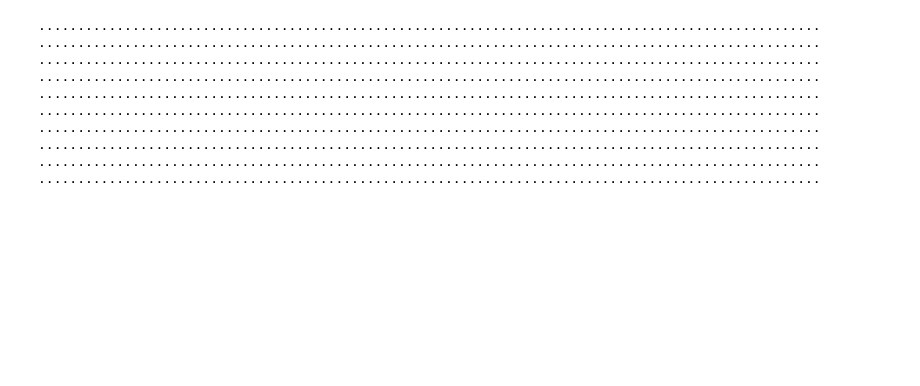
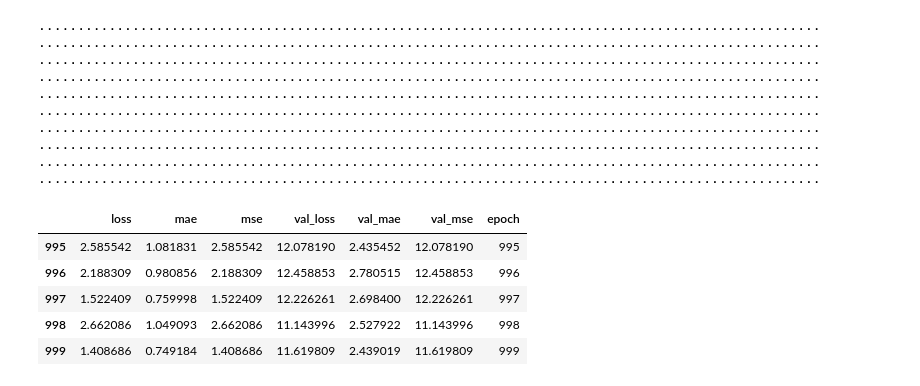
Before and after one commit to longyg/machine-learning, a Jupyter notebook: tensorflow-2.0/5-regression.ipynb, the cells around one changed output. Saved outputs shown, nothing was run; the diff lists cells and outputs as text; code cells hidden in the pictures; blank space fills up the shorter version.

```diff
--- a/tensorflow-2.0/5-regression.ipynb
+++ b/tensorflow-2.0/5-regression.ipynb
@@ -180,3 +178,14 @@ history = model.fit(
 ....................................................................................................
 ....................................................................................................
 ....................................................................................................
+# %%
+hist = pd.DataFrame(history.history)
+hist['epoch'] = history.epoch
+hist.tail()
+# %% [output]
+|  | loss | mae | mse | val_loss | val_mae | val_mse | epoch |
+| 995 | 2.585542 | 1.081831 | 2.585542 | 12.078190 | 2.435452 | 12.078190 | 995 |
+| 996 | 2.188309 | 0.980856 | 2.188309 | 12.458853 | 2.780515 | 12.458853 | 996 |
+| 997 | 1.522409 | 0.759998 | 1.522409 | 12.226261 | 2.698400 | 12.226261 | 997 |
+| 998 | 2.662086 | 1.049093 | 2.662086 | 11.143996 | 2.527922 | 11.143996 | 998 |
+| 999 | 1.408686 | 0.749184 | 1.408686 | 11.619809 | 2.439019 | 11.619809 | 999 |
```
Also changed, not shown: parts of 6 cells of this notebook, 1 other file.
